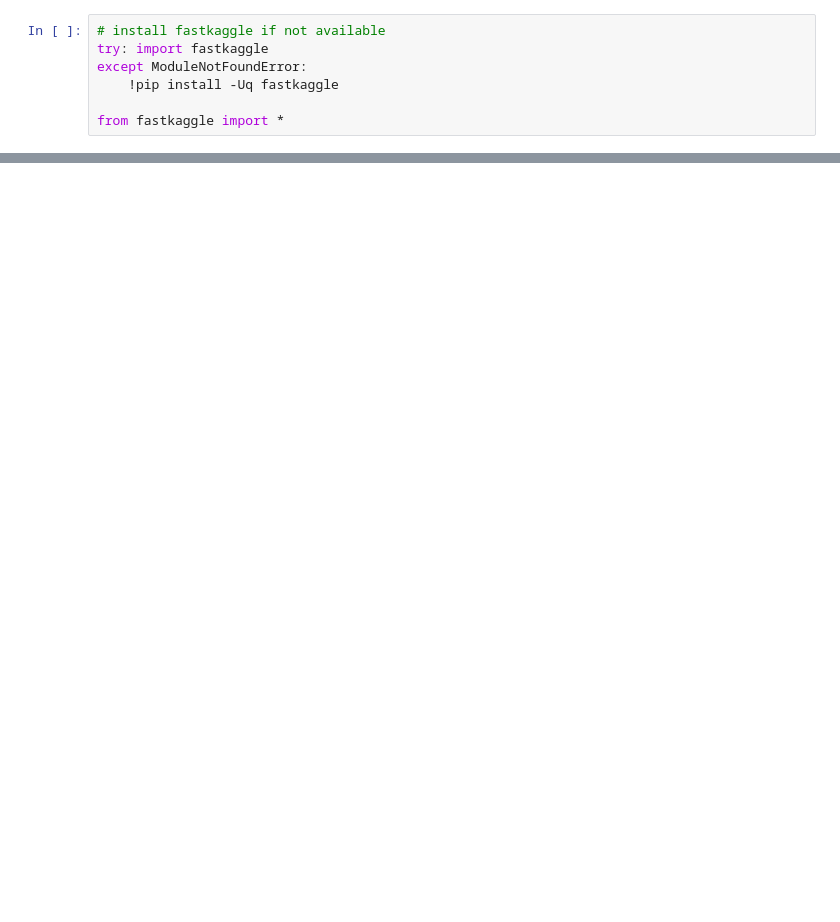
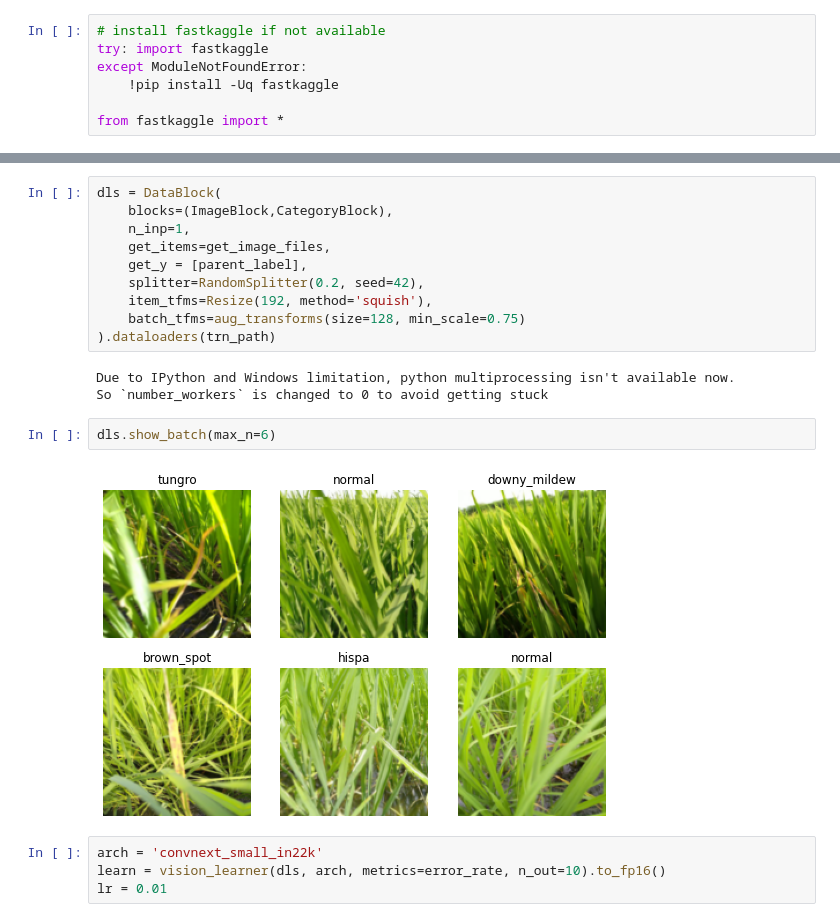
Before and after one commit to lukexyz/crystal-ball, a Jupyter notebook: nbs/fastkaggle.ipynb, the cells around one changed output, grey strips where cells are left out. Cells and saved outputs as stored; diff of their text form; blank space fills up the shorter version.

```diff
--- a/nbs/fastkaggle.ipynb
+++ b/nbs/fastkaggle.ipynb
@@ -18,0 +57,21 @@ Path('paddy-disease-classification')
+# %%
+dls = DataBlock(
+    blocks=(ImageBlock,CategoryBlock),
+    n_inp=1,
+    get_items=get_image_files,
+    get_y = [parent_label],
+    splitter=RandomSplitter(0.2, seed=42),
+    item_tfms=Resize(192, method='squish'),
+    batch_tfms=aug_transforms(size=128, min_scale=0.75)
+).dataloaders(trn_path)
+# %% [output]
+Due to IPython and Windows limitation, python multiprocessing isn't available now.
+So `number_workers` is changed to 0 to avoid getting stuck
+# %%
+dls.show_batch(max_n=6)
+# %% [output]
+[figure, added]
+# %%
+arch = 'convnext_small_in22k'
+learn = vision_learner(dls, arch, metrics=error_rate, n_out=10).to_fp16()
+lr = 0.01
```
Also changed, not shown: parts of 25 cells of this notebook.
